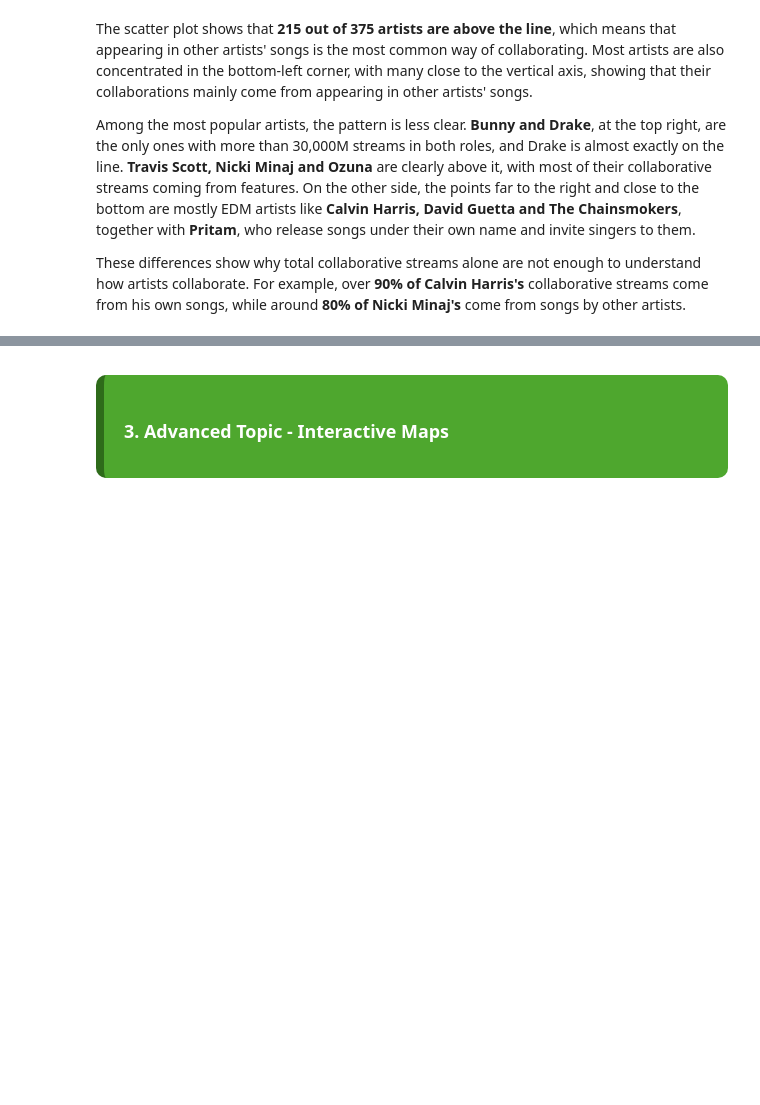
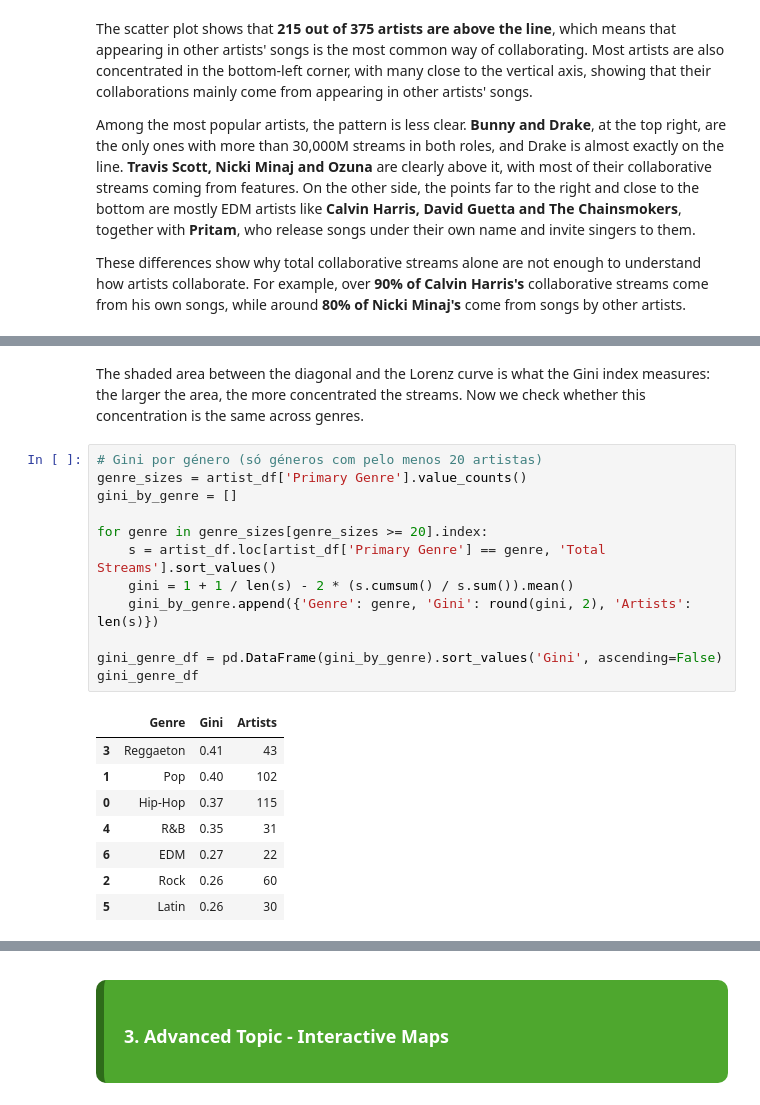
Before and after one commit to martim-dot/Group15_PDS_2627, a Jupyter notebook: project.ipynb, the cells around one changed output, grey strips where cells are left out. Drawn from its saved outputs; the diff is of its cells as text; blank space fills up the shorter version.

```diff
--- a/project.ipynb
+++ b/project.ipynb
@@ -821,0 +871,24 @@ These differences show why total collaborative streams alone are not enough to u
+# %% [markdown]
+The shaded area between the diagonal and the Lorenz curve is what the Gini index measures: the larger the area, the more concentrated the streams.
+Now we check whether this concentration is the same across genres.
+# %%
+# Gini por género (só géneros com pelo menos 20 artistas)
+genre_sizes = artist_df['Primary Genre'].value_counts()
+gini_by_genre = []
+
+for genre in genre_sizes[genre_sizes >= 20].index:
+    s = artist_df.loc[artist_df['Primary Genre'] == genre, 'Total Streams'].sort_values()
+    gini = 1 + 1 / len(s) - 2 * (s.cumsum() / s.sum()).mean()
+    gini_by_genre.append({'Genre': genre, 'Gini': round(gini, 2), 'Artists': len(s)})
+
+gini_genre_df = pd.DataFrame(gini_by_genre).sort_values('Gini', ascending=False)
+gini_genre_df
+# %% [output]
+|  | Genre | Gini | Artists |
+| 3 | Reggaeton | 0.41 | 43 |
+| 1 | Pop | 0.40 | 102 |
+| 0 | Hip-Hop | 0.37 | 115 |
+| 4 | R&B | 0.35 | 31 |
+| 6 | EDM | 0.27 | 22 |
+| 2 | Rock | 0.26 | 60 |
+| 5 | Latin | 0.26 | 30 |
```
Also changed, not shown: parts of 9 cells of this notebook, 1 other file.
